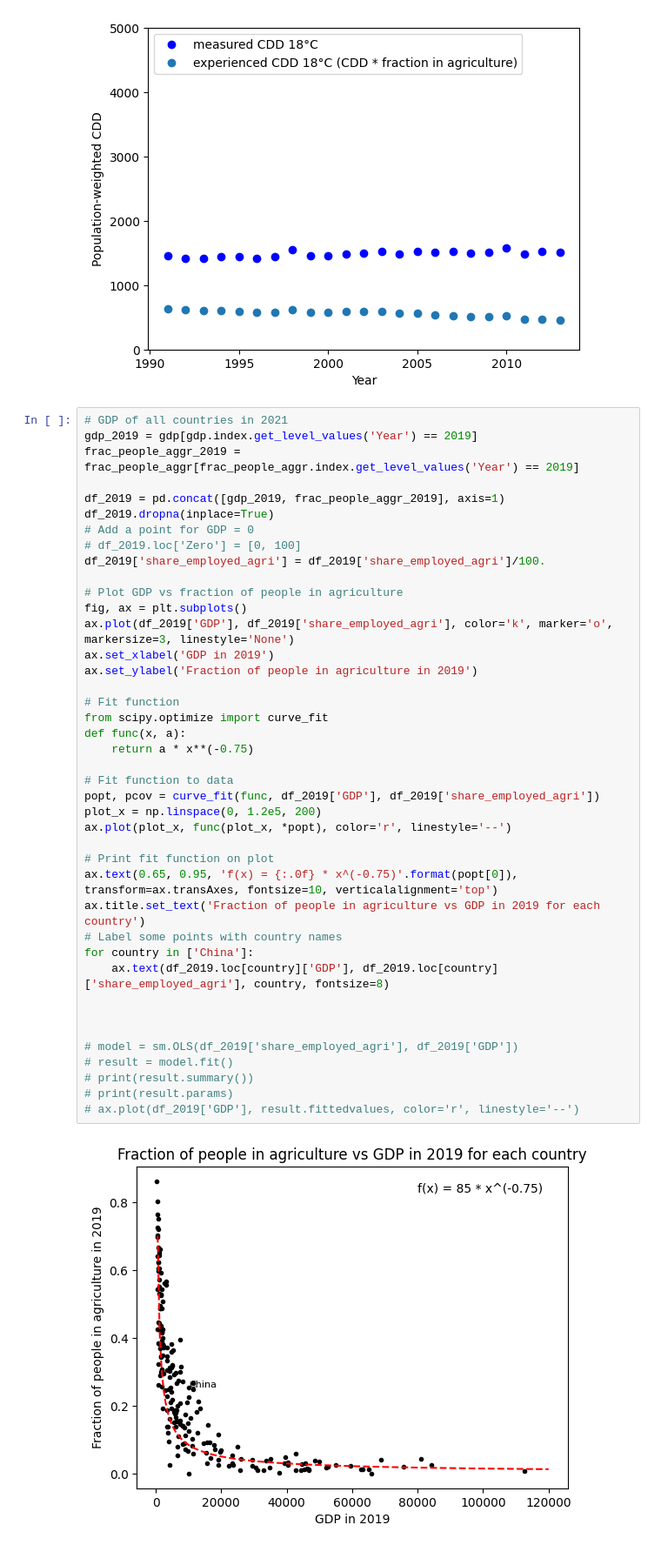
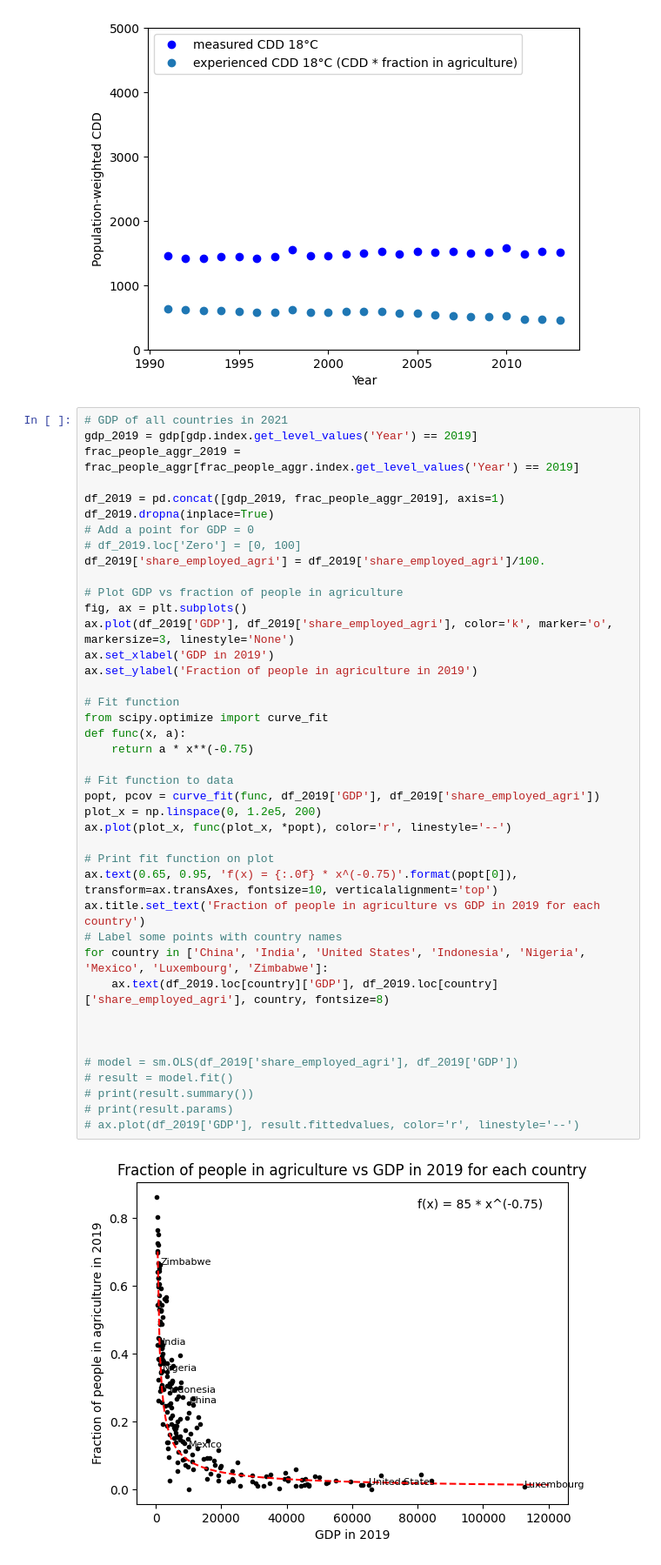
Before and after one commit to carnegie/clab_cooling_deficit_index, a Jupyter notebook: experiencedT.ipynb, the cells around one changed output. Shown: that part at 87% size. Cells and saved outputs as stored; diff of their text form.

```diff
--- a/experiencedT.ipynb
+++ b/experiencedT.ipynb
@@ -129,35 +129,35 @@ df_2019['share_employed_agri'] = df_2019['share_employed_agri']/100.
 # Plot GDP vs fraction of people in agriculture
 fig, ax = plt.subplots()
 ax.plot(df_2019['GDP'], df_2019['share_employed_agri'], color='k', marker='o', markersize=3, linestyle='None')
 ax.set_xlabel('GDP in 2019')
 ax.set_ylabel('Fraction of people in agriculture in 2019')
 
 # Fit function
 from scipy.optimize import curve_fit
 def func(x, a):
     return a * x**(-0.75)
 
 # Fit function to data
 popt, pcov = curve_fit(func, df_2019['GDP'], df_2019['share_employed_agri'])
 plot_x = np.linspace(0, 1.2e5, 200)
 ax.plot(plot_x, func(plot_x, *popt), color='r', linestyle='--')
 
 # Print fit function on plot
 ax.text(0.65, 0.95, 'f(x) = {:.0f} * x^(-0.75)'.format(popt[0]), transform=ax.transAxes, fontsize=10, verticalalignment='top')
 ax.title.set_text('Fraction of people in agriculture vs GDP in 2019 for each country')
 # Label some points with country names
-for country in ['China']:
+for country in ['China', 'India', 'United States', 'Indonesia', 'Nigeria', 'Mexico', 'Luxembourg', 'Zimbabwe']:
     ax.text(df_2019.loc[country]['GDP'], df_2019.loc[country]['share_employed_agri'], country, fontsize=8)
 
 
 
 # model = sm.OLS(df_2019['share_employed_agri'], df_2019['GDP'])
 # result = model.fit()
 # print(result.summary())
 # print(result.params)
 # ax.plot(df_2019['GDP'], result.fittedvalues, color='r', linestyle='--')
 # %% [output]
-[figure, old version]
+[figure, new version]
 # %%
 fig, ax = plt.subplots()
 ax.scatter(df['GDP'], df['share_employed_agri']/100.)
```
Also changed, not shown: parts of 2 cells of this notebook.
